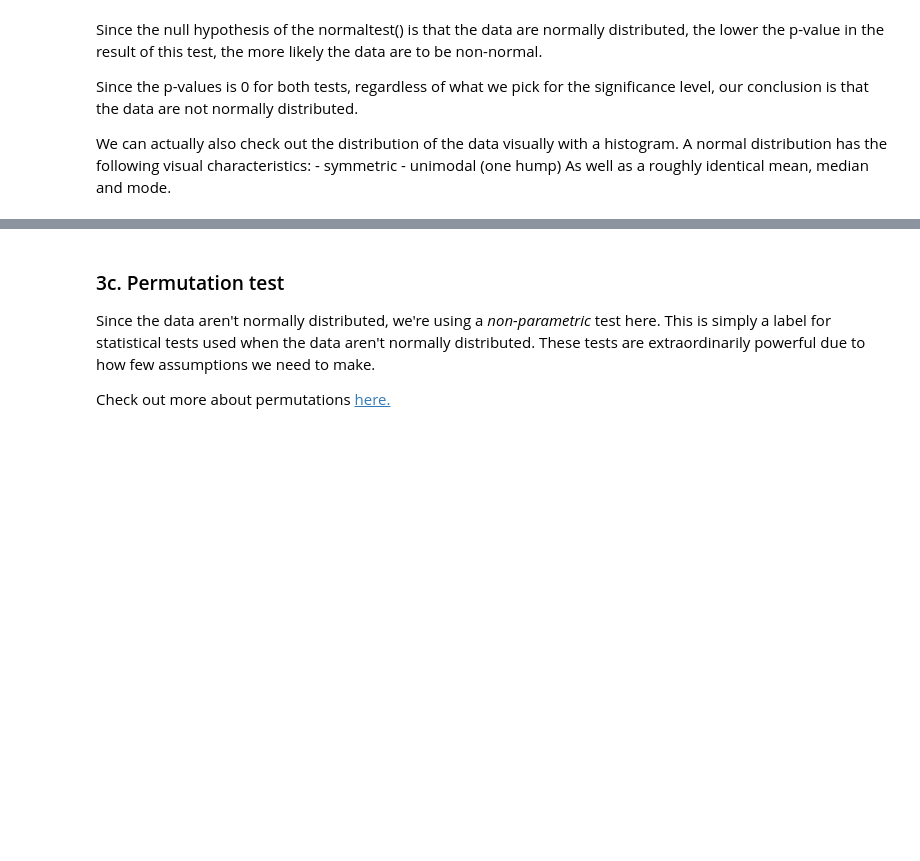
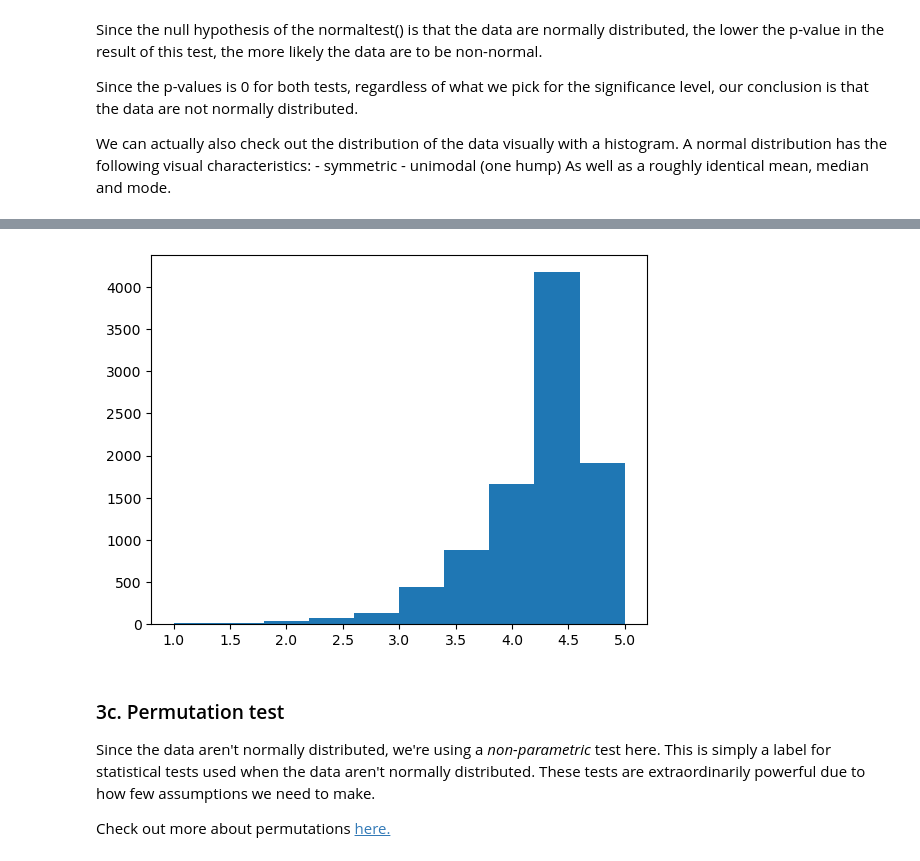
Before and after one commit to MsEM11/Apps_Case_Study, a Jupyter notebook: Project Files/Springboard Apps project - Tier 3 - Complete.ipynb, the cells around one changed output, grey strips where cells are left out. Drawn from its saved outputs; the diff is of its cells as text; code cells hidden in the pictures; blank space fills up the shorter version.

```diff
--- a/Project Files/Springboard Apps project - Tier 3 - Complete.ipynb
+++ b/Project Files/Springboard Apps project - Tier 3 - Complete.ipynb
@@ -440,6 +451,8 @@ _ _ _
 # %%
 # Create a histogram of the google data
-_ _ _
+plt.hist(google);
+# %% [output]
+[figure, added]
 # %% [markdown]
 ### 3c. Permutation test
 Since the data aren't normally distributed, we're using a *non-parametric* test here. This is simply a label for statistical tests used when the data aren't normally distributed. These tests are extraordinarily powerful due to how few assumptions we need to make.
```
Also changed, not shown: parts of 12 cells of this notebook.
